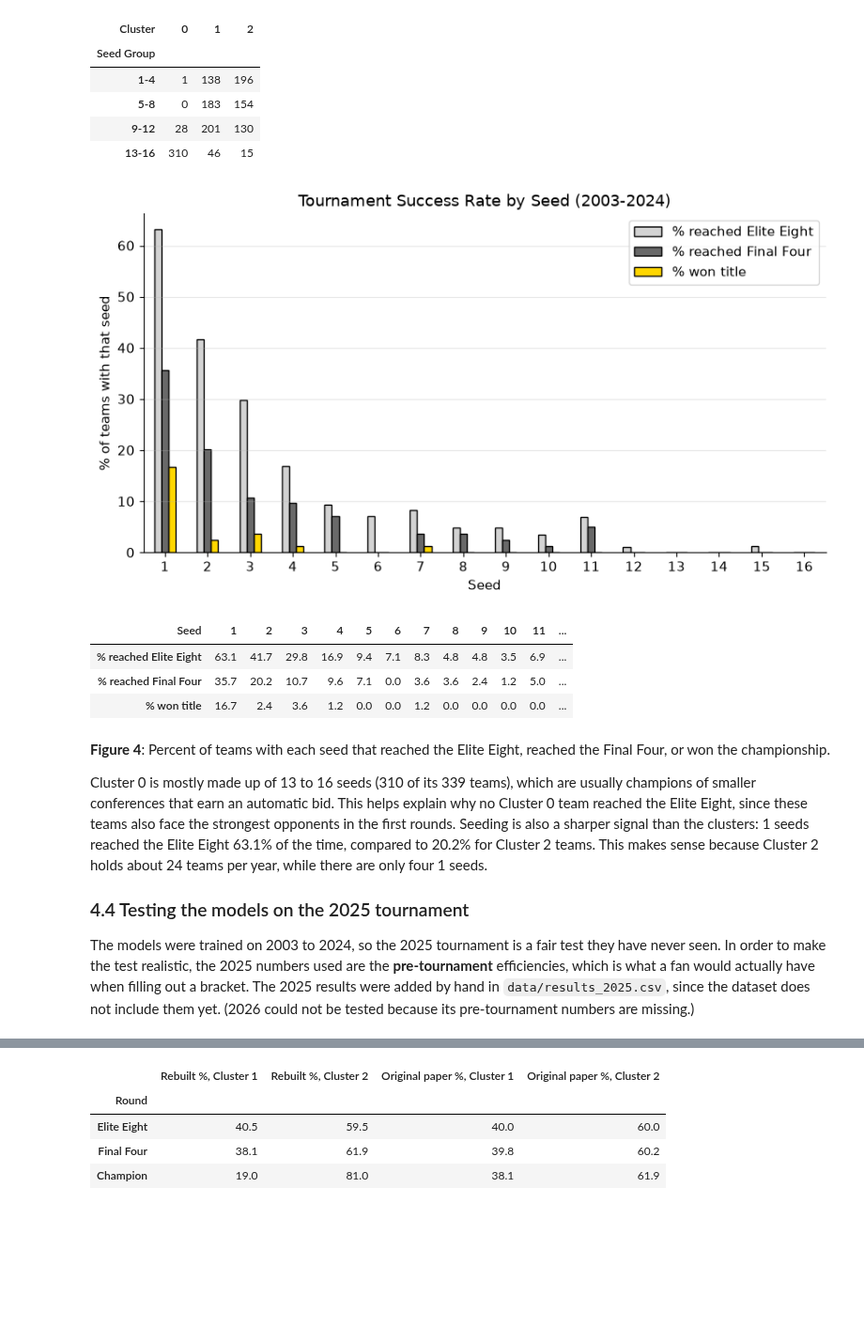
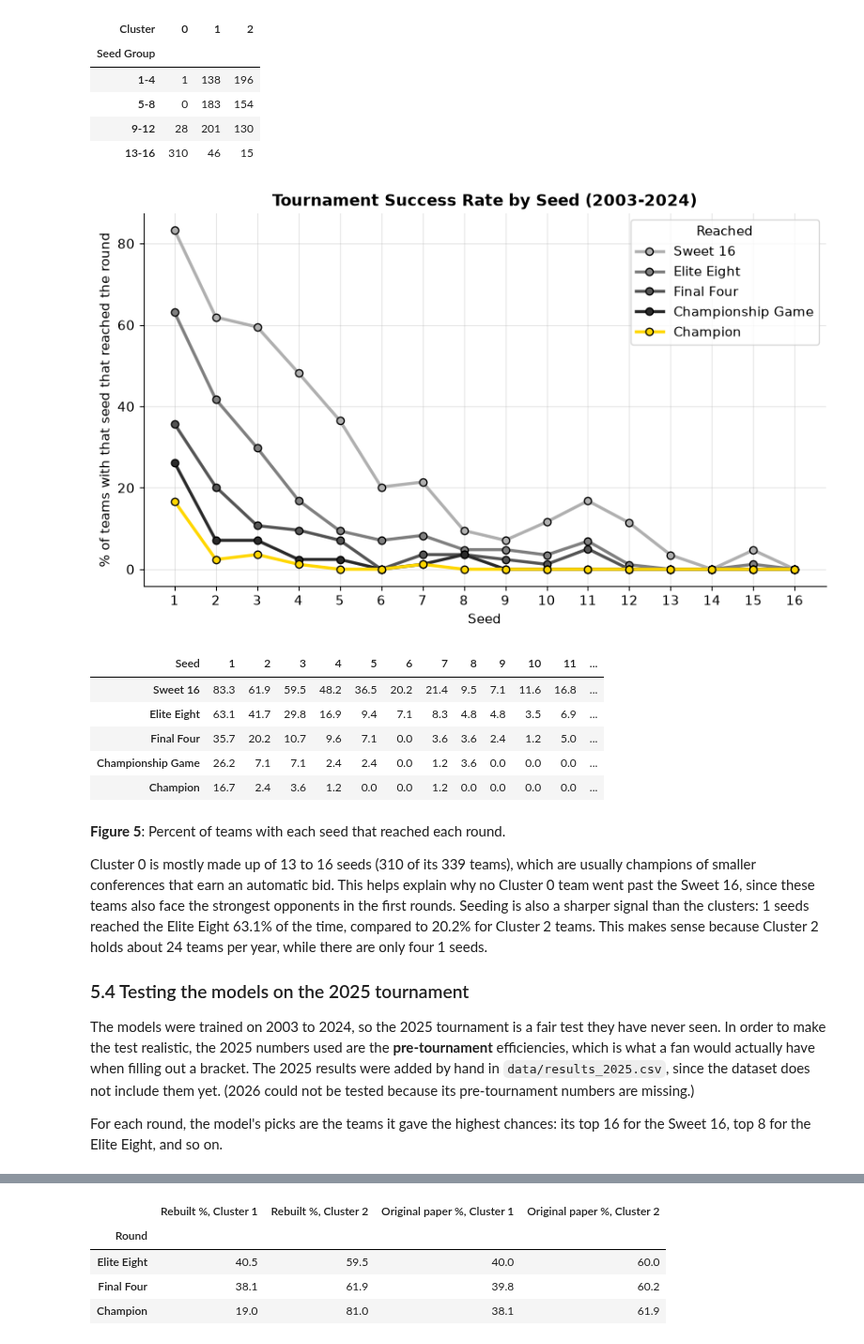
Before and after one commit to ColeDiGregorio/march-madness-analysis, a Jupyter notebook: march_madness.ipynb, the cells around one changed output, grey strips where cells are left out. Shown at 94% size. Saved outputs shown, nothing was run; the diff lists cells and outputs as text; code cells hidden in the pictures; blank space fills up the shorter version.

```diff
--- a/march_madness.ipynb
+++ b/march_madness.ipynb
@@ -46,7 +47,7 @@ df = df[["Season", "Mapped ESPN Team Name", "Seed",
          "Adjusted Offensive Efficiency", "Adjusted Offensive Efficiency Rank",
          "Adjusted Defensive Efficiency", "Adjusted Defensive Efficiency Rank",
          "Pre-Tournament.AdjOE", "Pre-Tournament.AdjDE",
-         "Post-Season Tournament", "Final Four?", "Tournament Winner?"]]
+         "Post-Season Tournament", "Final Four?", "Tournament Championship?", "Tournament Winner?"]]
 df = df.rename(columns={"Mapped ESPN Team Name": "Team",
                         "Adjusted Offensive Efficiency": "AdjOE",
                         "Adjusted Offensive Efficiency Rank": "OffRank",
@@ -389,0 +165,28 @@ KenPom also ranks every Division I team (around 350 each year) in offensive and
+# %%
+colors = {0: "#d62728", 1: "#1f77b4", 2: "#2ca02c"}       # red, blue, green
+shade = {0: "#fbe3e3", 1: "#e1ecf7", 2: "#e3f3e1"}        # light versions for the background
+round_colors = ["#b0b0b0", "#808080", "#555555", "#2b2b2b", "gold"]   # light to dark gray, gold for champion
+x_range, y_range = (88, 132), (82, 117)
+
+# Ask K-Means which cluster every point on a fine grid belongs to, then color the background with it
+xx, yy = np.meshgrid(np.linspace(75, 145, 400), np.linspace(70, 130, 400))
+grid = pd.DataFrame({"AdjOE": xx.ravel(), "AdjDE": yy.ravel()})
+zz = pd.Series(kmeans.predict(grid)).map(mapping).values.reshape(xx.shape)
+
+def draw_clusters(ax):
+    ax.contourf(xx, yy, zz, levels=[-0.5, 0.5, 1.5, 2.5], colors=[shade[0], shade[1], shade[2]])
+    ax.set_xlim(x_range)
+    ax.set_ylim(y_range[1], y_range[0])   # flipped so better defense is higher
+    ax.set_xlabel("Adjusted Offensive Efficiency")
+    ax.set_ylabel("Adjusted Defensive Efficiency\n(flipped: better defense is higher)")
+# %%
+fig, ax = plt.subplots(figsize=(8, 6.5))
+draw_clusters(ax)
+for c in [0, 1, 2]:
+    group = tourney[tourney["Cluster"] == c]
+    ax.scatter(group["AdjOE"], group["AdjDE"], c=colors[c], s=14, alpha=0.6, label=f"Cluster {c}")
+ax.scatter(centers["AdjOE"], centers["AdjDE"], marker="X", c="black", s=180, label="Cluster center")
+ax.set_title("K-Means Clusters of NCAA Tournament Teams (2003-2024)", fontweight="bold")
+ax.legend(loc="lower right")
+plt.savefig("figures/figure1_clusters.png", dpi=150, bbox_inches="tight")
+plt.show()
@@ -457,37 +580,43 @@ pd.crosstab(tourney["Seed Group"], tourney["Cluster"])
 | 13-16 | 310 | 46 | 15 |
 # %%
 seed_rate = (tourney.groupby("Seed")[rounds].mean() * 100).round(1)
-seed_rate.columns = ["% reached Elite Eight", "% reached Final Four", "% won title"]
 
-ax = seed_rate.plot(kind="bar", color=round_colors, edgecolor="black", rot=0, figsize=(10, 5))
+fig, ax = plt.subplots(figsize=(10, 5.5))
+for r, color in zip(rounds, round_colors):
+    ax.plot(seed_rate.index, seed_rate[r], marker="o", color=color, markeredgecolor="black", linewidth=2.5, label=r)
+ax.set_xticks(range(1, 17))
 ax.set_xlabel("Seed")
-ax.set_ylabel("% of teams with that seed")
-ax.set_title("Tournament Success Rate by Seed (2003-2024)")
-ax.grid(axis="x", visible=False)
-plt.savefig("figures/figure4_success_by_seed.png", dpi=150, bbox_inches="tight")
+ax.set_ylabel("% of teams with that seed that reached the round")
+ax.set_title("Tournament Success Rate by Seed (2003-2024)", fontweight="bold")
+ax.legend(title="Reached")
+plt.savefig("figures/figure5_success_by_seed.png", dpi=150, bbox_inches="tight")
 plt.show()
 seed_rate.T
 # %% [output]
-[figure, old version]
+[figure, new version]
 | Seed | 1 | 2 | 3 | 4 | 5 | 6 | 7 | 8 | 9 | 10 | 11 | ... |
-| % reached Elite Eight | 63.1 | 41.7 | 29.8 | 16.9 | 9.4 | 7.1 | 8.3 | 4.8 | 4.8 | 3.5 | 6.9 | ... |
-| % reached Final Four | 35.7 | 20.2 | 10.7 | 9.6 | 7.1 | 0.0 | 3.6 | 3.6 | 2.4 | 1.2 | 5.0 | ... |
-| % won title | 16.7 | 2.4 | 3.6 | 1.2 | 0.0 | 0.0 | 1.2 | 0.0 | 0.0 | 0.0 | 0.0 | ... |
+| Sweet 16 | 83.3 | 61.9 | 59.5 | 48.2 | 36.5 | 20.2 | 21.4 | 9.5 | 7.1 | 11.6 | 16.8 | ... |
+| Elite Eight | 63.1 | 41.7 | 29.8 | 16.9 | 9.4 | 7.1 | 8.3 | 4.8 | 4.8 | 3.5 | 6.9 | ... |
+| Final Four | 35.7 | 20.2 | 10.7 | 9.6 | 7.1 | 0.0 | 3.6 | 3.6 | 2.4 | 1.2 | 5.0 | ... |
+| Championship Game | 26.2 | 7.1 | 7.1 | 2.4 | 2.4 | 0.0 | 1.2 | 3.6 | 0.0 | 0.0 | 0.0 | ... |
+| Champion | 16.7 | 2.4 | 3.6 | 1.2 | 0.0 | 0.0 | 1.2 | 0.0 | 0.0 | 0.0 | 0.0 | ... |
 # %% [markdown]
-**Figure 4**: Percent of teams with each seed that reached the Elite Eight, reached the Final Four, or won the
-championship.
+**Figure 5**: Percent of teams with each seed that reached each round.
 
 Cluster 0 is mostly made up of 13 to 16 seeds (310 of its 339 teams), which are usually champions of smaller
-conferences that earn an automatic bid. This helps explain why no Cluster 0 team reached the Elite Eight, since
+conferences that earn an automatic bid. This helps explain why no Cluster 0 team went past the Sweet 16, since
 these teams also face the strongest opponents in the first rounds. Seeding is also a sharper signal than the
 clusters: 1 seeds reached the Elite Eight 63.1% of the time, compared to 20.2% for Cluster 2 teams. This makes
 sense because Cluster 2 holds about 24 teams per year, while there are only four 1 seeds.
 
-### 4.4 Testing the models on the 2025 tournament
+### 5.4 Testing the models on the 2025 tournament
 The models were trained on 2003 to 2024, so the 2025 tournament is a fair test they have never seen. In order to
 make the test realistic, the 2025 numbers used are the **pre-tournament** efficiencies, which is what a fan would
 actually have when filling out a bracket. The 2025 results were added by hand in `data/results_2025.csv`, since
 the dataset does not include them yet. (2026 could not be tested because its pre-tournament numbers are missing.)
+
+For each round, the model's picks are the teams it gave the highest chances: its top 16 for the Sweet 16, top 8
+for the Elite Eight, and so on.
 # %%
 t25 = df_all[(df_all["Season"] == 2025) & (df_all["Post-Season Tournament"] == "March Madness")].copy()
 t25["Seed"] = t25["Seed"].astype(int)
```
Also changed, not shown: parts of 64 cells of this notebook, 12 other files.
